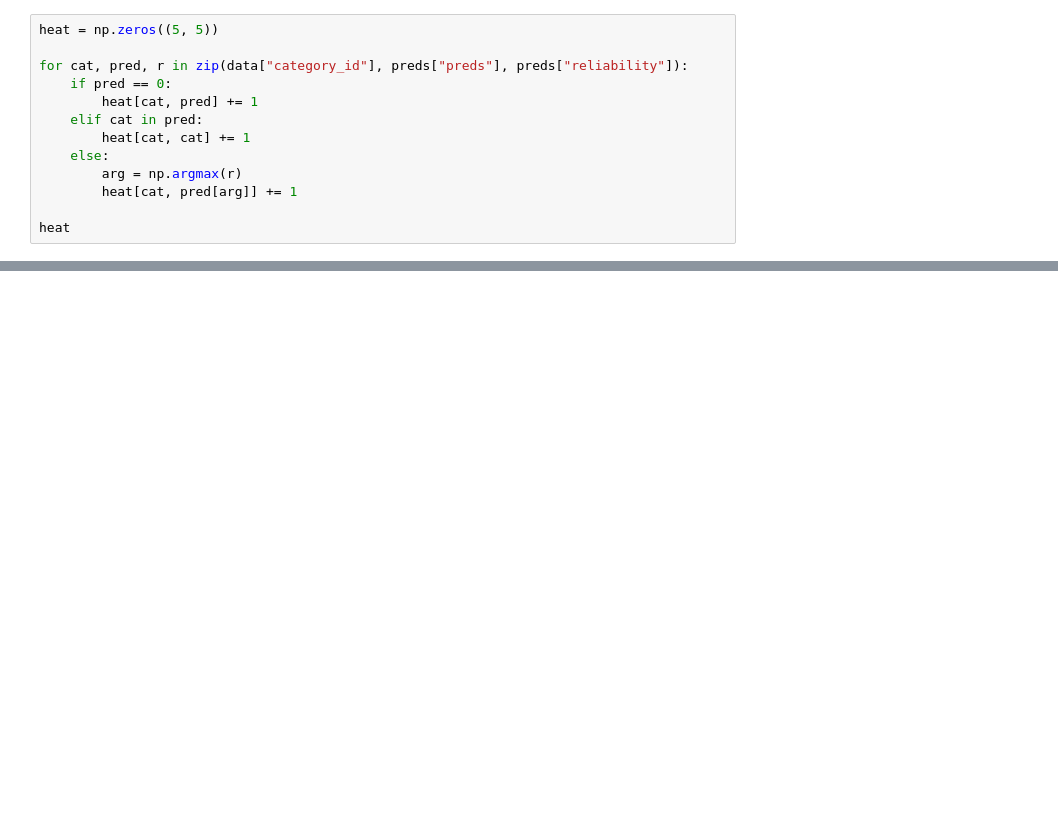
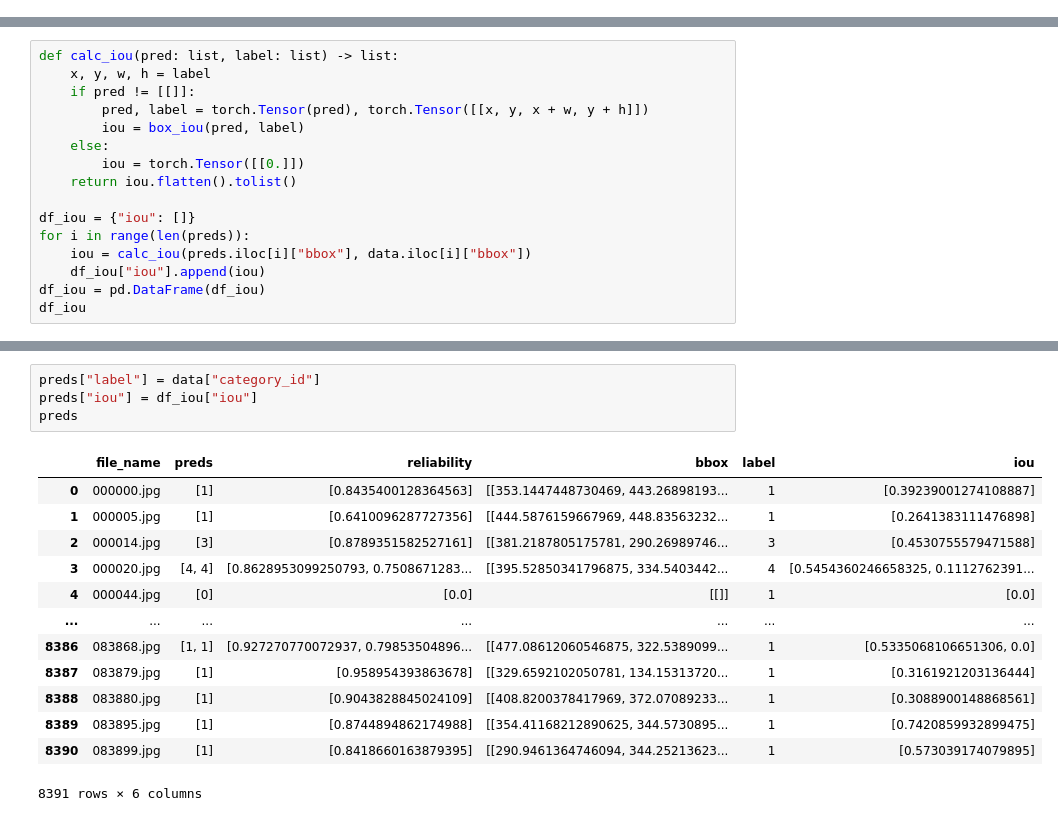
Before and after one commit to a5chin/AMED, a Jupyter notebook: notebook/confusion_matrix.ipynb, the cells around one changed output, grey strips where cells are left out. Saved outputs shown, nothing was run; the diff lists cells and outputs as text; blank space fills up the shorter version.

```diff
--- a/notebook/confusion_matrix.ipynb
+++ b/notebook/confusion_matrix.ipynb
@@ -66,13 +69,0 @@ preds
-# %%
-heat = np.zeros((5, 5))
-
-for cat, pred, r in zip(data["category_id"], preds["preds"], preds["reliability"]):
-    if pred == 0:
-        heat[cat, pred] += 1
-    elif cat in pred:
-        heat[cat, cat] += 1
-    else:
-        arg = np.argmax(r)
-        heat[cat, pred[arg]] += 1
-
-heat
@@ -84,0 +78,16 @@ array([[   0.,    0.,    0.,    0.,    0.],
+# %%
+def calc_iou(pred: list, label: list) -> list:
+    x, y, w, h = label
+    if pred != [[]]:
+        pred, label = torch.Tensor(pred), torch.Tensor([[x, y, x + w, y + h]])
+        iou = box_iou(pred, label)
+    else:
+        iou = torch.Tensor([[0.]])
+    return iou.flatten().tolist()
+
+df_iou = {"iou": []}
+for i in range(len(preds)):
+    iou = calc_iou(preds.iloc[i]["bbox"], data.iloc[i]["bbox"])
+    df_iou["iou"].append(iou)
+df_iou = pd.DataFrame(df_iou)
+df_iou
@@ -84,0 +108,18 @@ array([[   0.,    0.,    0.,    0.,    0.],
+# %%
+preds["label"] = data["category_id"]
+preds["iou"] = df_iou["iou"]
+preds
+# %% [output]
+|  | file_name | preds | reliability | bbox | label | iou |
+| 0 | 000000.jpg | [1] | [0.8435400128364563] | [[353.1447448730469, 443.26898193... | 1 | [0.39239001274108887] |
+| 1 | 000005.jpg | [1] | [0.6410096287727356] | [[444.5876159667969, 448.83563232... | 1 | [0.2641383111476898] |
+| 2 | 000014.jpg | [3] | [0.8789351582527161] | [[381.2187805175781, 290.26989746... | 3 | [0.4530755579471588] |
+| 3 | 000020.jpg | [4, 4] | [0.8628953099250793, 0.7508671283... | [[395.52850341796875, 334.5403442... | 4 | [0.5454360246658325, 0.1112762391... |
+| 4 | 000044.jpg | [0] | [0.0] | [[]] | 1 | [0.0] |
+| ... | ... | ... | ... | ... | ... | ... |
+| 8386 | 083868.jpg | [1, 1] | [0.927270770072937, 0.79853504896... | [[477.08612060546875, 322.5389099... | 1 | [0.5335068106651306, 0.0] |
+| 8387 | 083879.jpg | [1] | [0.958954393863678] | [[329.6592102050781, 134.15313720... | 1 | [0.3161921203136444] |
+| 8388 | 083880.jpg | [1] | [0.9043828845024109] | [[408.8200378417969, 372.07089233... | 1 | [0.3088900148868561] |
+| 8389 | 083895.jpg | [1] | [0.8744894862174988] | [[354.41168212890625, 344.5730895... | 1 | [0.7420859932899475] |
+| 8390 | 083899.jpg | [1] | [0.8418660163879395] | [[290.9461364746094, 344.25213623... | 1 | [0.573039174079895] |
+8391 rows × 6 columns
```
Also changed, not shown: parts of 17 cells of this notebook.
